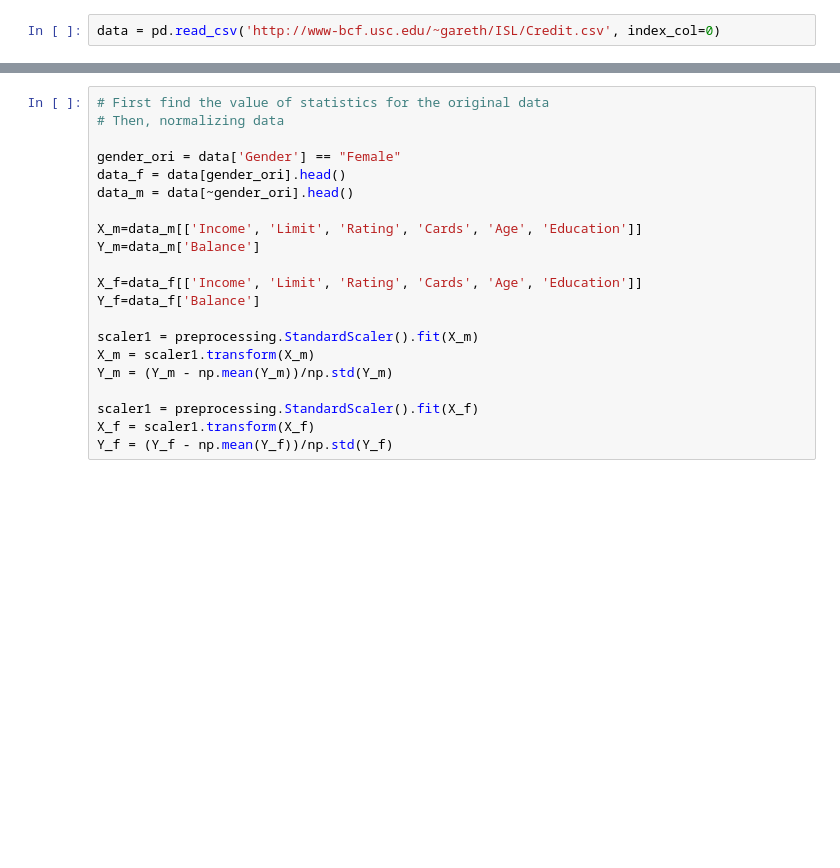
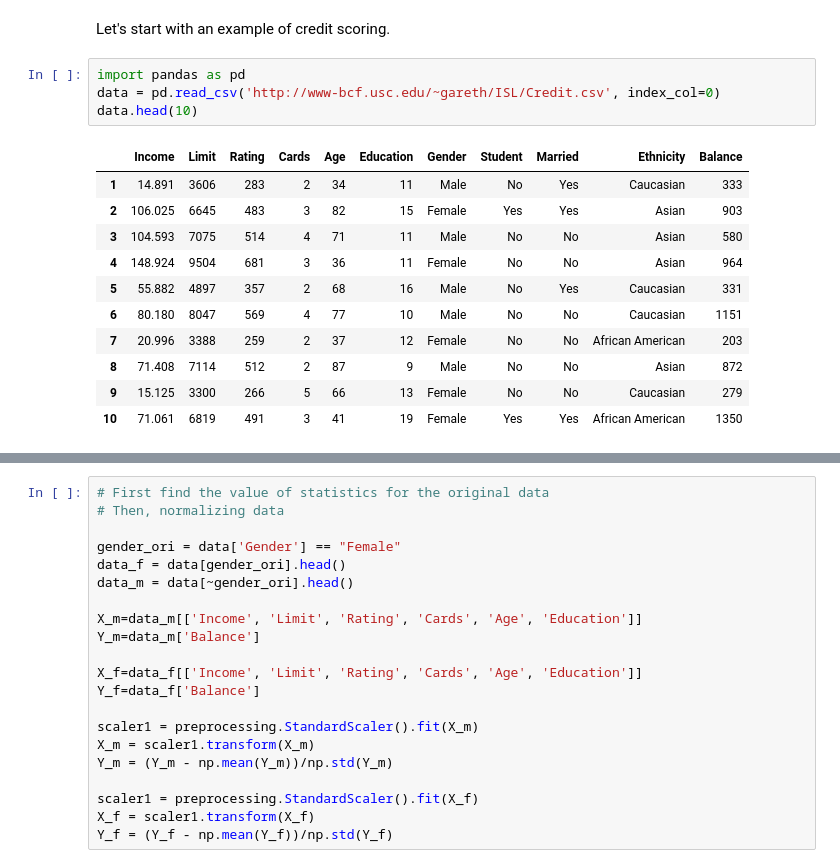
Before and after one commit to albahnsen/ML_RiskManagement, a Jupyter notebook: notebooks/12_StatisticalInference_DummyRegression.ipynb, the cells around one changed output, grey strips where cells are left out. Saved outputs shown, nothing was run; the diff lists cells and outputs as text; blank space fills up the shorter version.

```diff
--- a/notebooks/12_StatisticalInference_DummyRegression.ipynb
+++ b/notebooks/12_StatisticalInference_DummyRegression.ipynb
@@ -11,2 +39,18 @@ from sklearn import linear_model
+# %% [markdown]
+Let's start with an example of credit scoring.
 # %%
+import pandas as pd
 data = pd.read_csv('http://www-bcf.usc.edu/~gareth/ISL/Credit.csv', index_col=0)
+data.head(10)
+# %% [output]
+|  | Income | Limit | Rating | Cards | Age | Education | Gender | Student | Married | Ethnicity | Balance |
+| 1 | 14.891 | 3606 | 283 | 2 | 34 | 11 | Male | No | Yes | Caucasian | 333 |
+| 2 | 106.025 | 6645 | 483 | 3 | 82 | 15 | Female | Yes | Yes | Asian | 903 |
+| 3 | 104.593 | 7075 | 514 | 4 | 71 | 11 | Male | No | No | Asian | 580 |
+| 4 | 148.924 | 9504 | 681 | 3 | 36 | 11 | Female | No | No | Asian | 964 |
+| 5 | 55.882 | 4897 | 357 | 2 | 68 | 16 | Male | No | Yes | Caucasian | 331 |
+| 6 | 80.180 | 8047 | 569 | 4 | 77 | 10 | Male | No | No | Caucasian | 1151 |
+| 7 | 20.996 | 3388 | 259 | 2 | 37 | 12 | Female | No | No | African American | 203 |
+| 8 | 71.408 | 7114 | 512 | 2 | 87 | 9 | Male | No | No | Asian | 872 |
+| 9 | 15.125 | 3300 | 266 | 5 | 66 | 13 | Female | No | No | Caucasian | 279 |
+| 10 | 71.061 | 6819 | 491 | 3 | 41 | 19 | Female | Yes | Yes | African American | 1350 |
```
Also changed, not shown: parts of 34 cells of this notebook, 3 other files.
